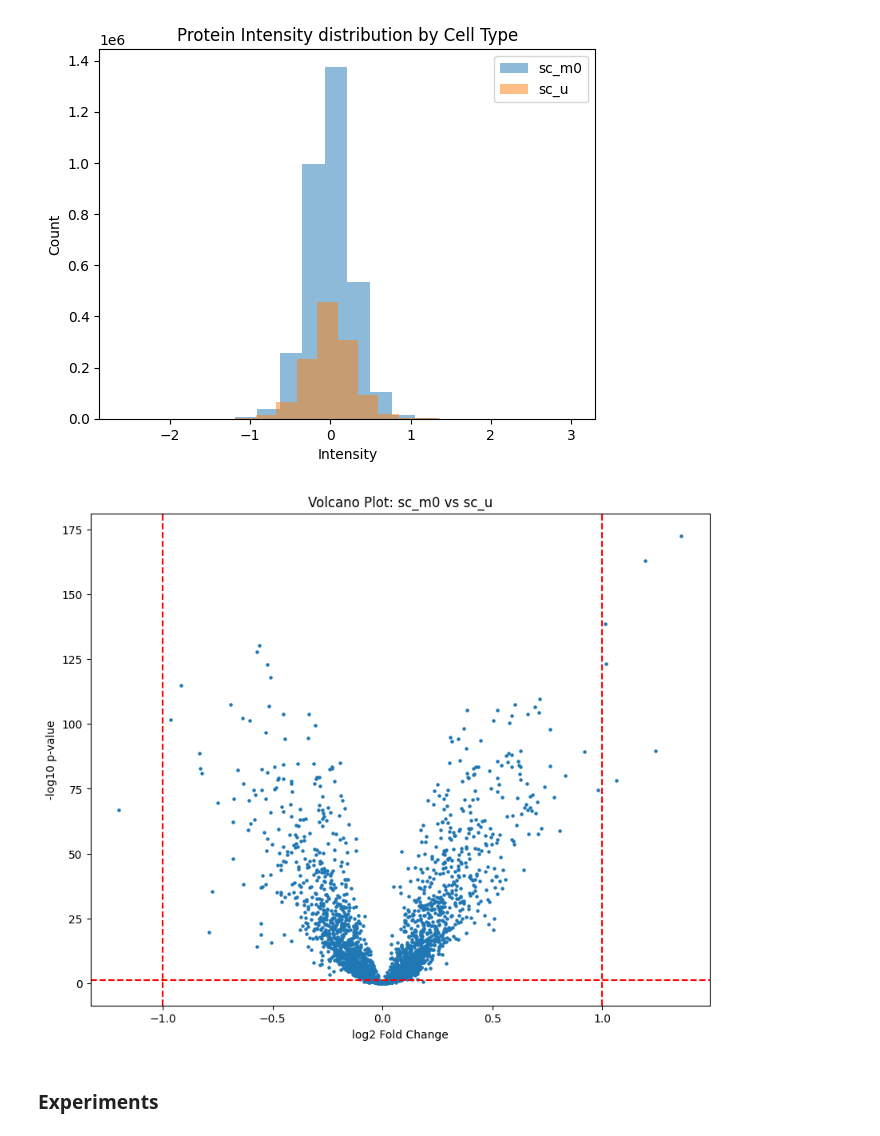
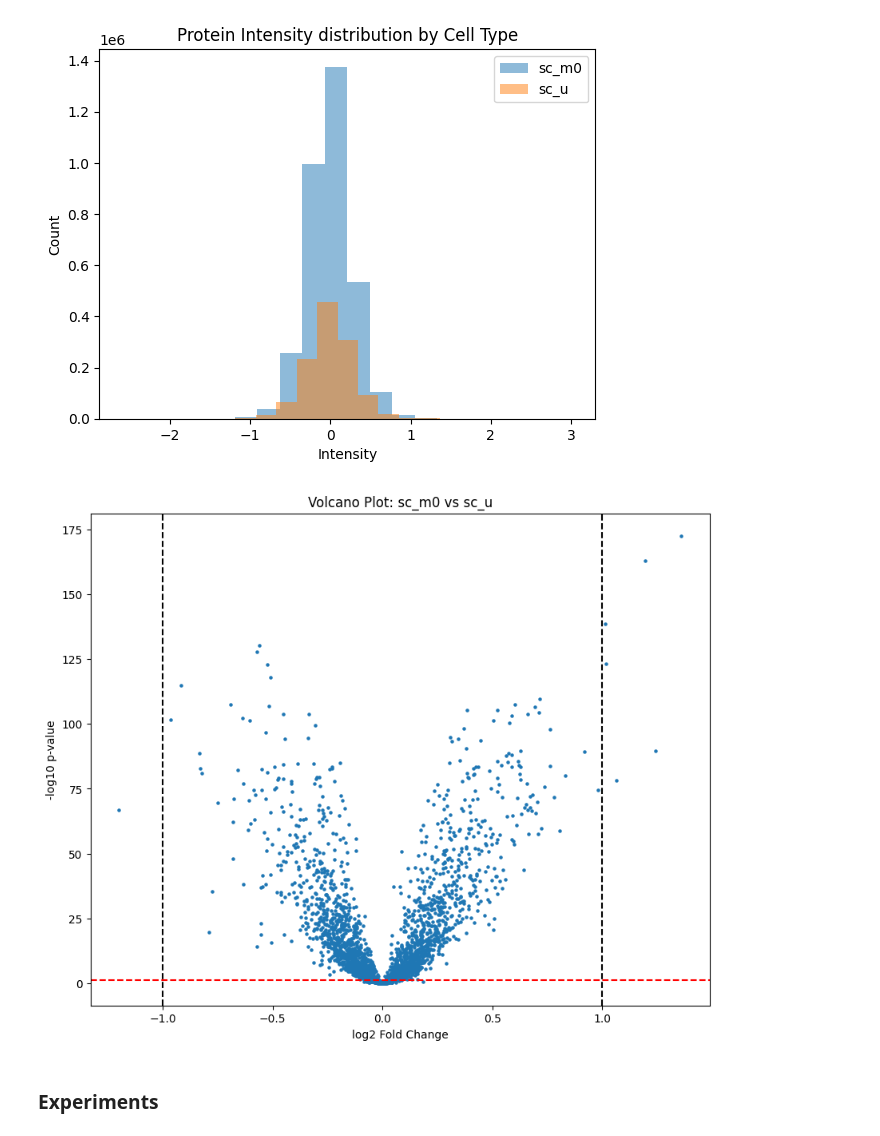
Before and after one commit to powwowath/pyMSpro, a Jupyter notebook: 00_workflow_scanpy_spetch.ipynb, the cells around one changed output. Cells and saved outputs as stored; diff of their text form; code cells hidden in the pictures.

Commit message:
Data analysis for batch experiment (Sascha)

```diff
--- a/00_workflow_scanpy_spetch.ipynb
+++ b/00_workflow_scanpy_spetch.ipynb
@@ -197,42 +197,38 @@ adata_filtered = adata[mask, :]
 # Perform rank_genes_groups to find differentially expressed proteins between the two groups
 sc.tl.rank_genes_groups(adata_filtered, 'celltype', groups=[group_1], reference=group_2, method='wilcoxon')
 
-
 # Get log fold change and p-values
 log2_fc = adata_filtered.uns['rank_genes_groups']['logfoldchanges'][group_1]  # Log2 fold changes
 p_values = adata_filtered.uns['rank_genes_groups']['pvals'][group_1]          # p-values
 
 
 # Convert p-values to -log10 for the volcano plot
 log_p_values = -np.log10(p_values)
 
 # Step 4: Create the volcano plot
 volcano_data = pd.DataFrame({
     'log2_FC': log2_fc,
     '-log10_p_value': log_p_values
 })
 
 # Plotting the volcano plot
 plt.figure(figsize=(10, 8))
-#sns.scatterplot(data=volcano_data, x='log2_FC', y='-log10_p_value')
-
-# change the size of the points based on the p-value
 plt.scatter(volcano_data['log2_FC'], volcano_data['-log10_p_value'], s=5)
 
 # Add vertical lines to mark fold change threshold
-plt.axvline(x=1, color='red', linestyle='--')  # Fold change threshold
-plt.axvline(x=-1, color='red', linestyle='--')  # Fold change threshold
+plt.axvline(x=1, color='black', linestyle='--')  # Fold change threshold
+plt.axvline(x=-1, color='black', linestyle='--')  # Fold change threshold
 
 # Add horizontal lines to mark significance (e.g., p-value threshold)
 plt.axhline(y=-np.log10(0.05), color='red', linestyle='--')  # p-value threshold
 
 plt.xlabel('log2 Fold Change')
 plt.ylabel('-log10 p-value')
 plt.title(f'Volcano Plot: {group_1} vs {group_2}')
 
 plt.show()
 # %% [output]
-[figure, old version]
+[figure, new version]
 # %% [markdown]
 ### Experiments
 # %%
```
Also changed, not shown: 1 other file.
